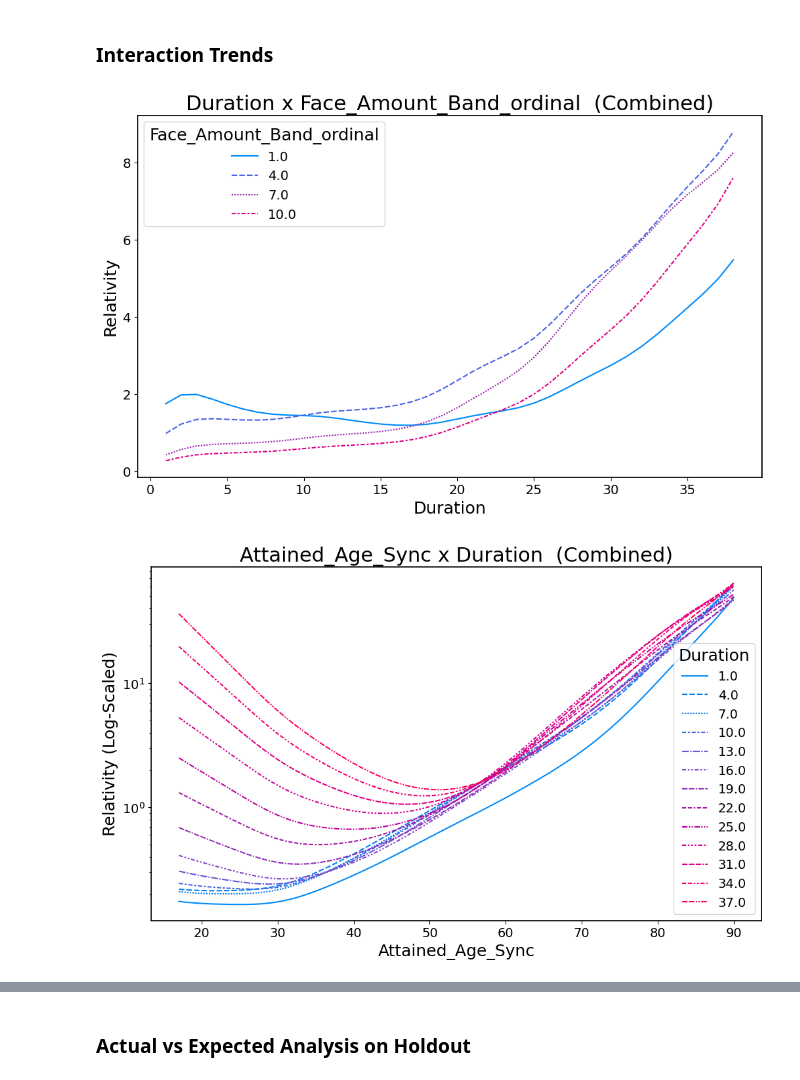
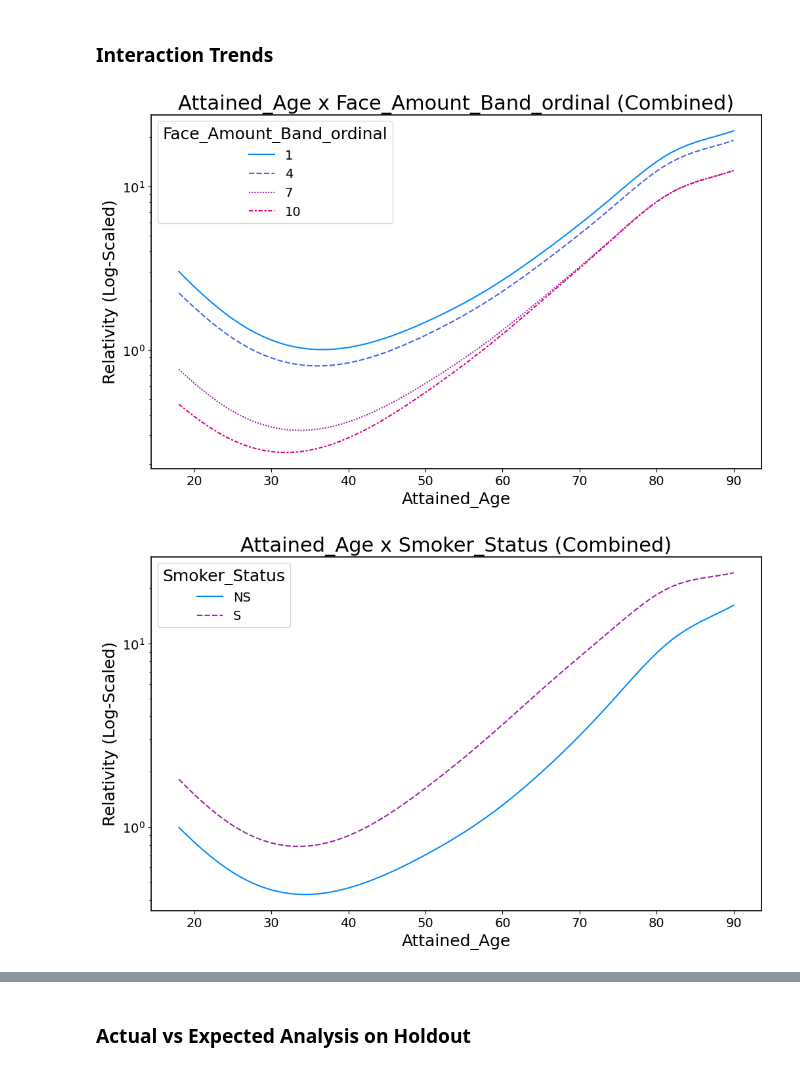
Before and after one commit to ckjackytam/ifoa-ds-health-care-wp, a Jupyter notebook: Python/big-pitch/04 - Final Model with Interaction.ipynb, the cells around one changed output, grey strips where cells are left out. Saved outputs shown, nothing was run; the diff lists cells and outputs as text; code cells hidden in the pictures.

```diff
--- a/Python/big-pitch/04 - Final Model with Interaction.ipynb
+++ b/Python/big-pitch/04 - Final Model with Interaction.ipynb
@@ -238,13 +242,20 @@ Text(0.5, 1.0, 'Interaction Importance')
 ################################################
 ################################################
 
-# Define number of interaction terms included
-num_inter = 5
+# Define a list of interacton terms that makes sense from an underwriting perspective
+interaction_list = [
+    "Attained_Age x Face_Amount_Band_ordinal",
+    "Attained_Age x Smoker_Status",
+    "Attained_Age x Observation_Year",
+    "Attained_Age x Sex",
+    "Duration x Issue_Age",
+    "Duration x Face_Amount_Band_ordinal",
+    "Face_Amount_Band_ordinal x Sex",
+]
 
 ################################################
 ################################################
 
-interaction_list = list(two_way_gain_df.loc[: num_inter - 1, "Feature_List"])
 interaction_list = [(x.split(" x ")[0], x.split(" x ")[1]) for x in interaction_list]
 interaction_list = [
     (
@@ -253,5 +264,5 @@ interaction_list = [
     )
     for x in interaction_list
 ]
-print(interaction_list)
+print(f"{len(interaction_list)} number of interaction terms: {interaction_list}")
 # %% [output]
@@ -265,7 +276,9 @@ term_string, num_feat_map, cat_feat_map, interact_term_map = (
         num_feat,
         cat_feat,
         X_train,
-        interaction_list,
+        interaction_term_list=interaction_list,
+        mono_dec_var_list=["Face_Amount_Band_ordinal"],
+        mono_inc_var_list=["Duration", "Issue_Age"],
     )
 )
 print(term_string)
@@ -1242,8 +1257,9 @@ for var, rel in inter_rel_dict2.items():
 
 value_col = "combined_rel"
 cmap = red_blue
-age_var = "Attained_Age_Sync"
-title_suffix = " (Combined)"
+age_var = "Attained_Age"
+title_suffix = "(Combined)"
+reverse_order_list = ["Duration x Issue_Age"]
 
 #################################################################
 #################################################################
@@ -1254,50 +1270,69 @@ for k, v in inter_rel_dict2.items():
     v2 = k.split(" x ")[1]
     v1_clean = v1.replace("_cat_level", "")
     v2_clean = v2.replace("_cat_level", "")
+    if k in reverse_order_list:
+        primary_var = v2
+        secondary_var = v1
+        primary_var_clean = v2_clean
+        secondary_var_clean = v1_clean
+    else:
+        primary_var = v1
+        secondary_var = v2
+        primary_var_clean = v1_clean
+        secondary_var_clean = v2_clean
 
-    rel_wide = v.sort_values([v1_clean, v2_clean]).pivot(
-        index=v1_clean, columns=v2_clean, values=value_col
+    rel_wide = v.sort_values([primary_var_clean, secondary_var_clean]).pivot(
+        index=primary_var_clean, columns=secondary_var_clean, values=value_col
     )
     column_len = len(rel_wide.columns)
 
-    if v2 in num_rel_dict.keys():
-        if column_len <= 5:
+    if secondary_var_clean in num_rel_dict.keys():
+        if secondary_var_clean == "Observation_Year":
             divisor = 1
-        elif column_len <=10:
+        elif column_len <= 5:
+            divisor = 1
+        elif column_len <= 10:
             divisor = 2
         else:
             divisor = 3
         chosen_index = [i for i in range(column_len) if i % divisor == 0]
     else:
         chosen_index = list(range(column_len))
     num_colours = len(chosen_index)
     palette = [cmap(i / num_colours) for i in range(num_colours)]
 
     fig, ax = plt.subplots(1, figsize=(12, 7))
-    leftylabel = "Relativity (Log-Scale)" if v1 == age_var else "Relativity"
-    sns.lineplot(data=rel_wide.iloc[:, chosen_index], ax=ax, palette=palette)
+    leftylabel = "Relativity (Log-Scale)" if primary_var == age_var else "Relativity"
+    plot_data = rel_wide.iloc[:, chosen_index]
+    plot_data.columns = [
+        c if (isinstance(c, str) or c != int(c)) else int(c) for c in plot_data.columns
+    ]
+    sns.lineplot(data=plot_data, ax=ax, palette=palette)
 
-    if v1 == age_var:
+    if primary_var == age_var:
         ax.set_yscale("log")
         leftylabel = "Relativity (Log-Scaled)"
     else:
         leftylabel = "Relativity"
 
-    ax.set_xlabel(v1_clean, fontsize=label_fontsize)
+    ax.set_xlabel(primary_var_clean, fontsize=label_fontsize)
     ax.set_ylabel(leftylabel, fontsize=label_fontsize)
 
     ax.tick_params(axis="both", which="major", labelsize=tick_fontsize)
 
-    ax.set_title(f"{v1_clean} x {v2_clean} {title_suffix}", fontsize=title_fontsize)
+    ax.set_title(
+        f"{primary_var_clean} x {secondary_var_clean} {title_suffix}",
+        fontsize=title_fontsize,
+    )
 
     ax.legend(
         facecolor="white",
         fontsize=tick_fontsize,
-        title=v2_clean,
+        title=secondary_var_clean,
         title_fontsize=label_fontsize,
     )
     ax.grid(False)
     ax.set_facecolor("white")
 # %% [output]
-[figure, old version]
+[figure, new version]
-[figure, old version]
+[figure, new version]
```
Also changed, not shown: parts of 30 cells of this notebook, 2 other files.
